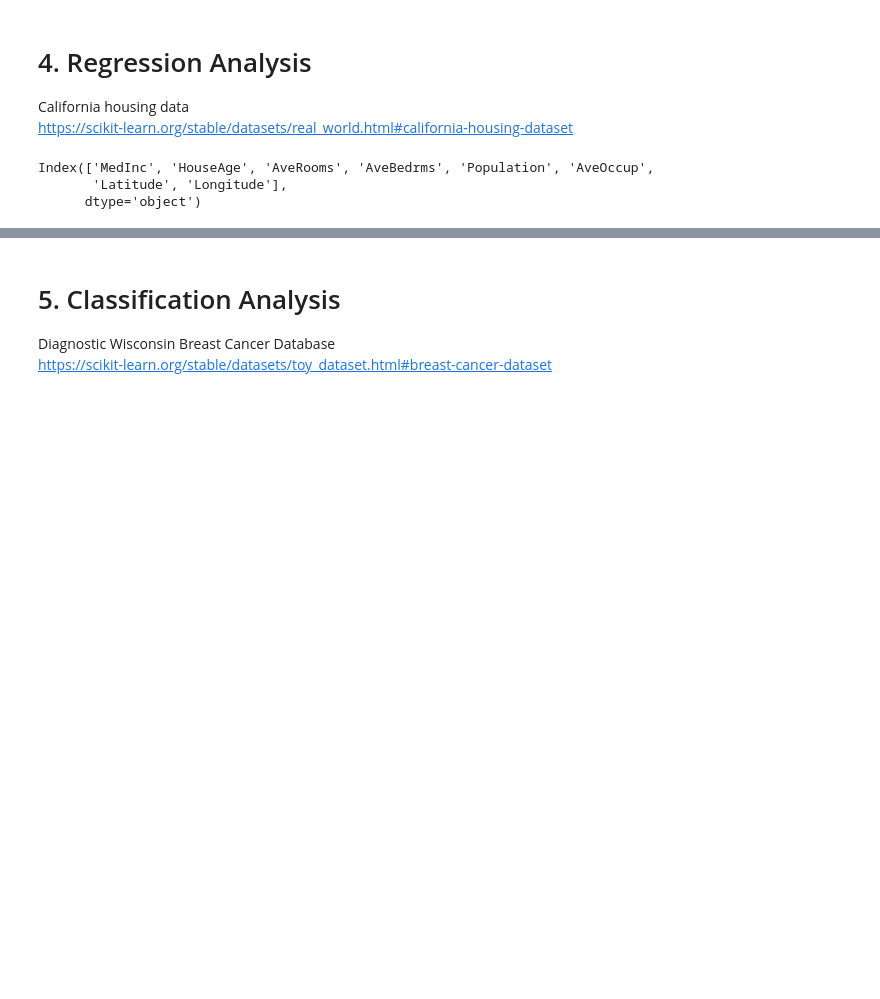
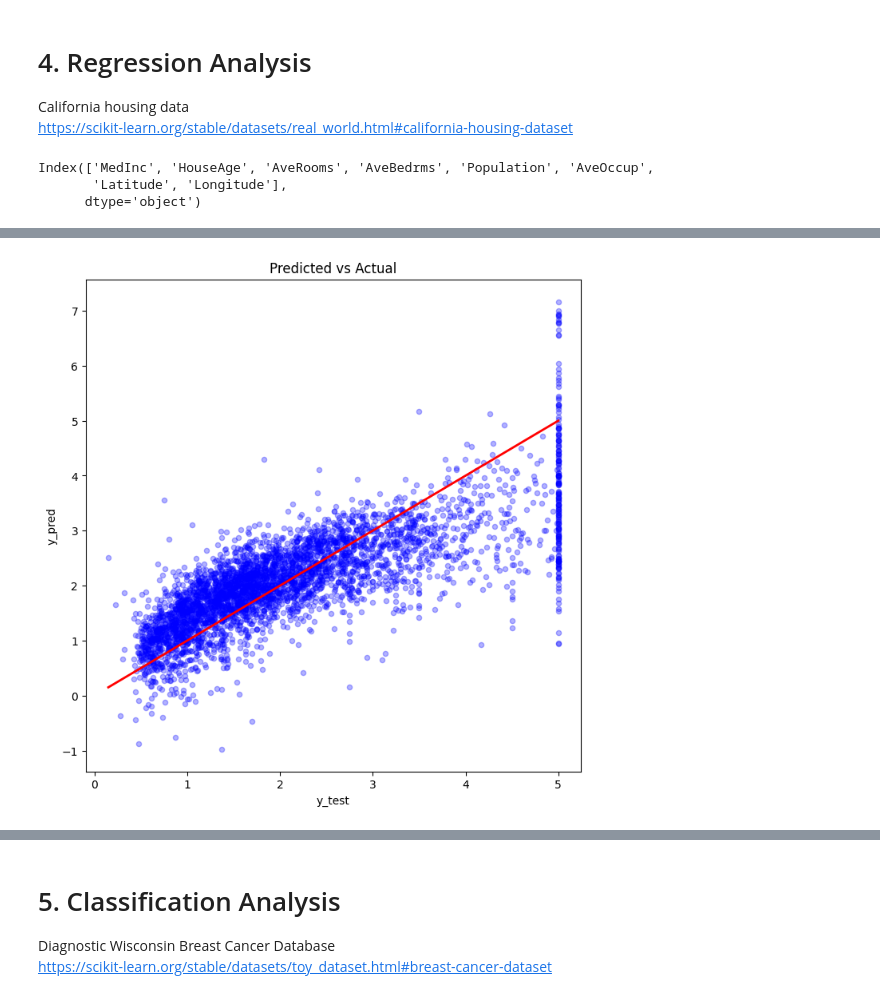
Before and after one commit to yiheng870106/Mathematics-of-Data-Science-Project-1-yiheng, a Jupyter notebook: project1.ipynb, the cells around one changed output, grey strips where cells are left out. Saved outputs shown, nothing was run; the diff lists cells and outputs as text; code cells hidden in the pictures; blank space fills up the shorter version.

```diff
--- a/project1.ipynb
+++ b/project1.ipynb
@@ -36,0 +94,14 @@ Index(['MedInc', 'HouseAge', 'AveRooms', 'AveBedrms', 'Population', 'AveOccup',
+# %%
+# Include a scatterplot of the predicted vs. true median house values.
+#------------------
+
+pred_df=pd.DataFrame({
+    "y_test": y_test,
+    "y_pred": y_pred
+})
+pred_df.plot.scatter(x="y_test",y="y_pred",alpha=0.3,figsize=(8,8),color="blue")
+plt.plot([y_test.min(),y_test.max()],[y_test.min(),y_test.max()],'r-',lw=2)
+plt.title("Predicted vs Actual")
+plt.show()
+# %% [output]
+[figure, added]
```
Also changed, not shown: parts of 6 cells of this notebook.
